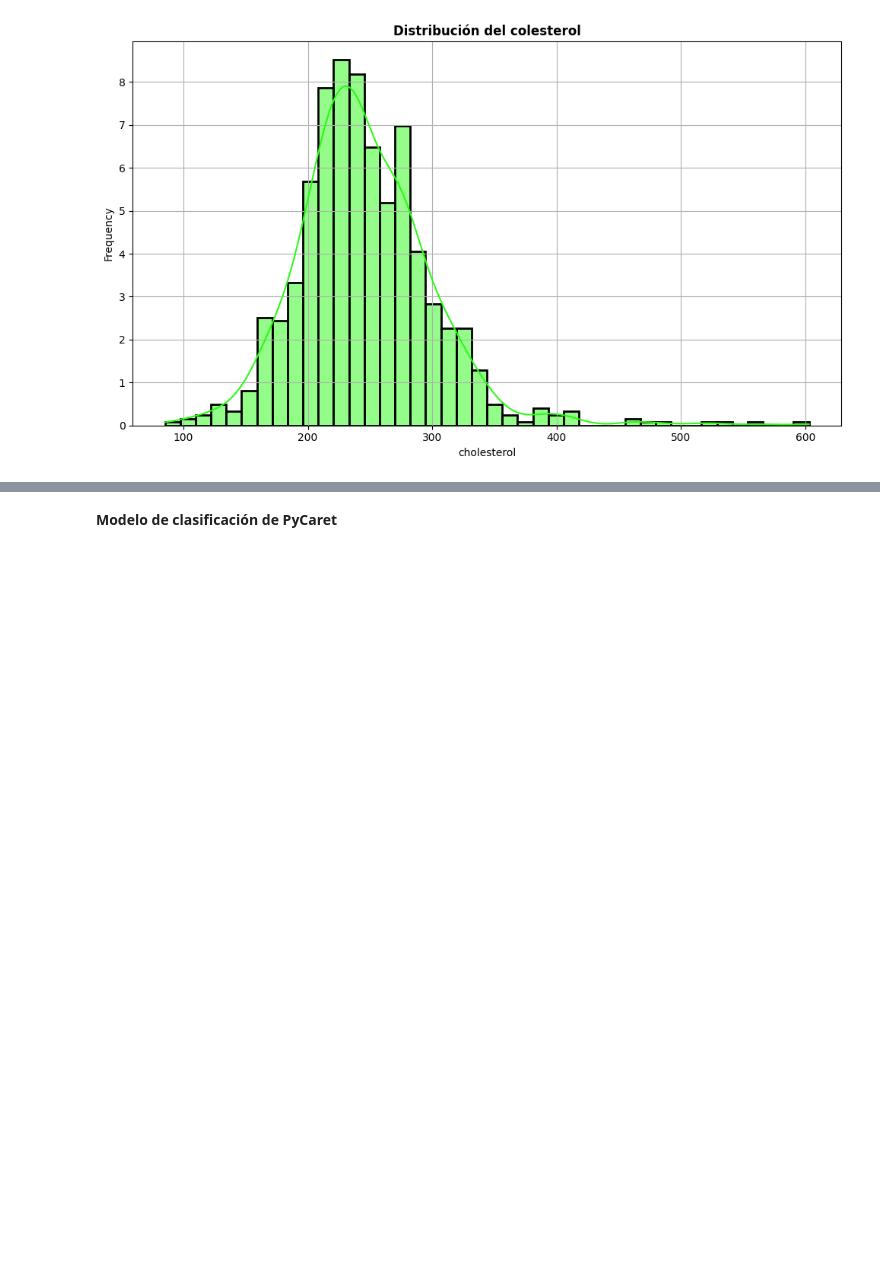
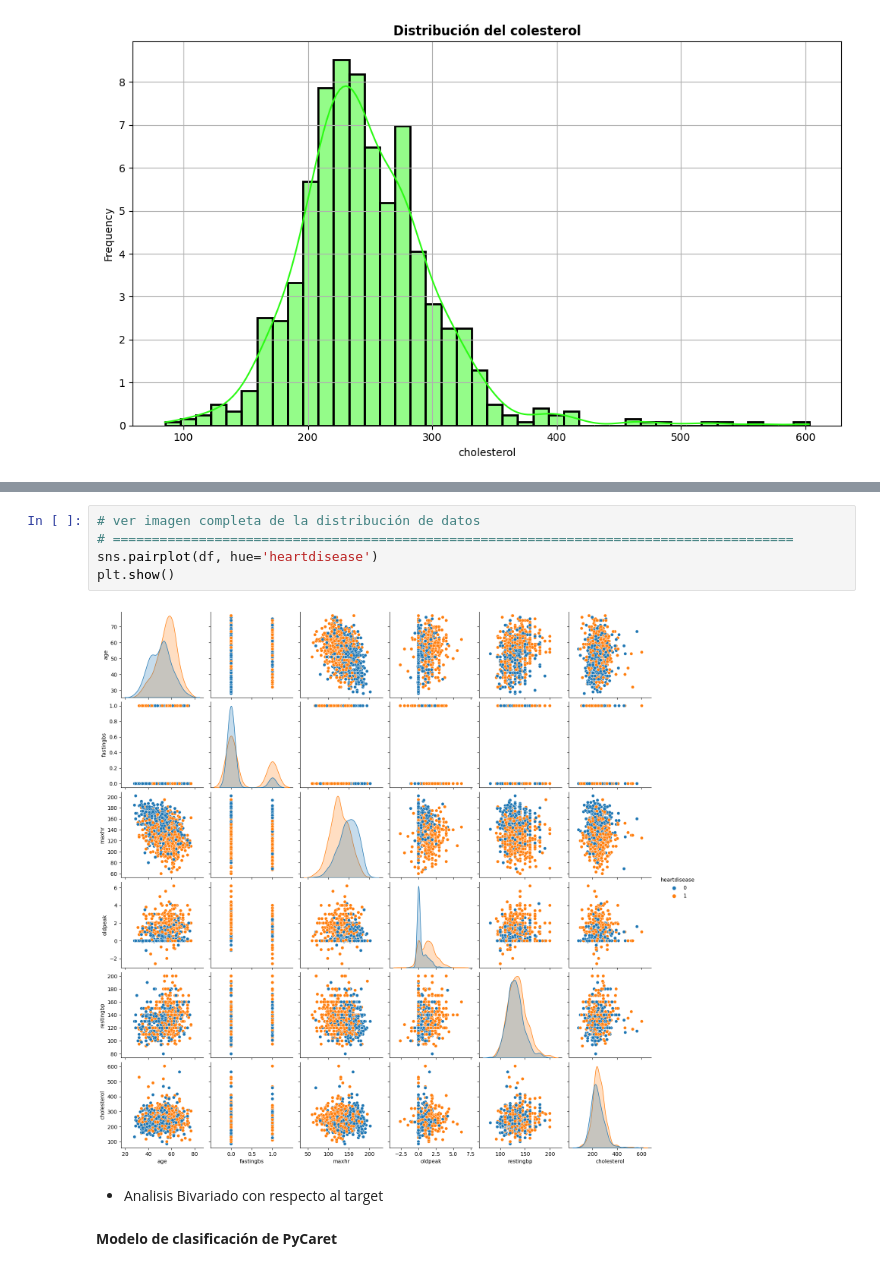
Before and after one commit to llanosrenzo/MachineLearning, a Jupyter notebook: Enfermedades_cardiacas.ipynb, the cells around one changed output, grey strips where cells are left out. Drawn from its saved outputs; the diff is of its cells as text; blank space fills up the shorter version.

```diff
--- a/Enfermedades_cardiacas.ipynb
+++ b/Enfermedades_cardiacas.ipynb
@@ -464,3 +487,12 @@ plt.show()
+# %%
+# ver imagen completa de la distribución de datos
+# =======================================================================================
+sns.pairplot(df, hue='heartdisease')
+plt.show()
+# %% [output]
+[figure, added]
+# %% [markdown]
+* Analisis Bivariado con respecto al target
 # %% [markdown]
 **Modelo de clasificación de PyCaret**
 # %%
```
Also changed, not shown: parts of 4 cells of this notebook.
